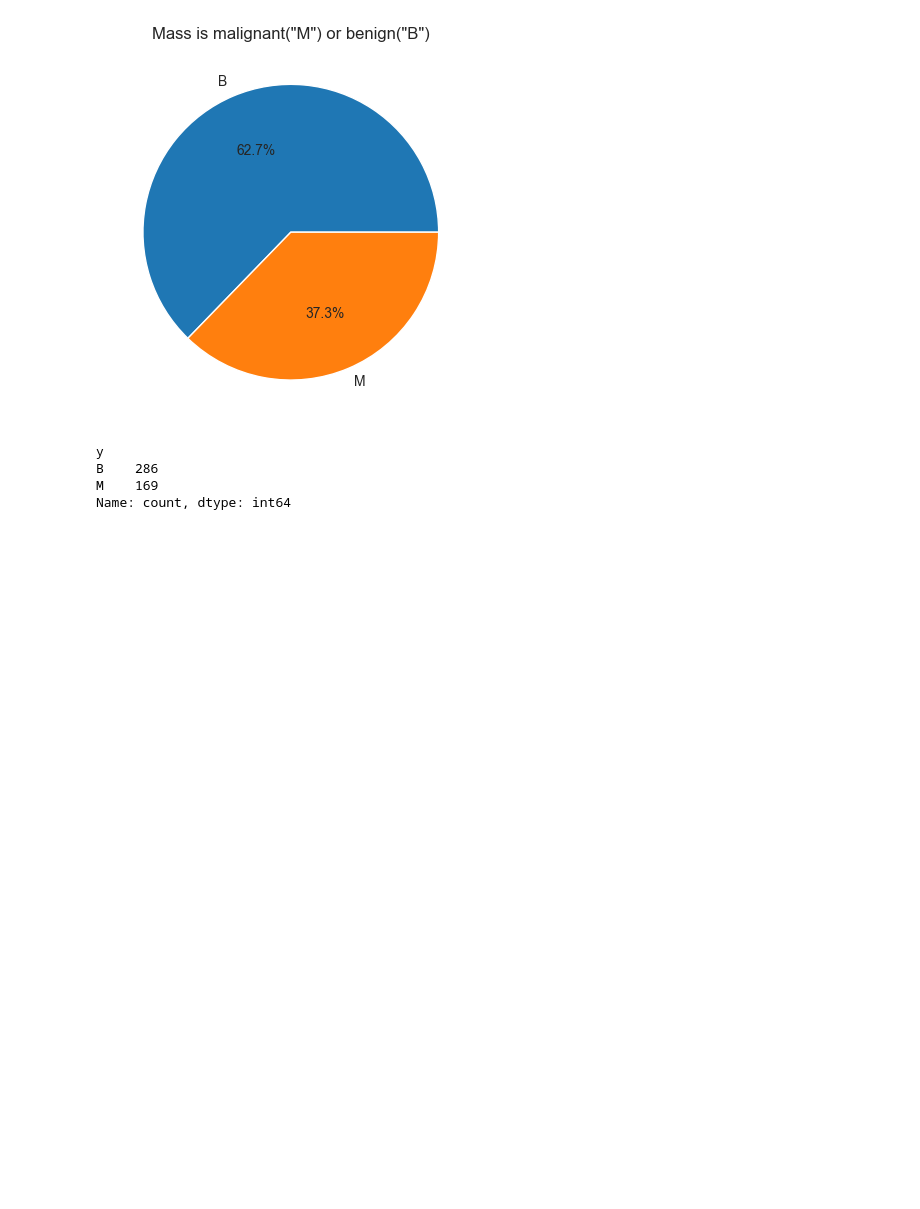
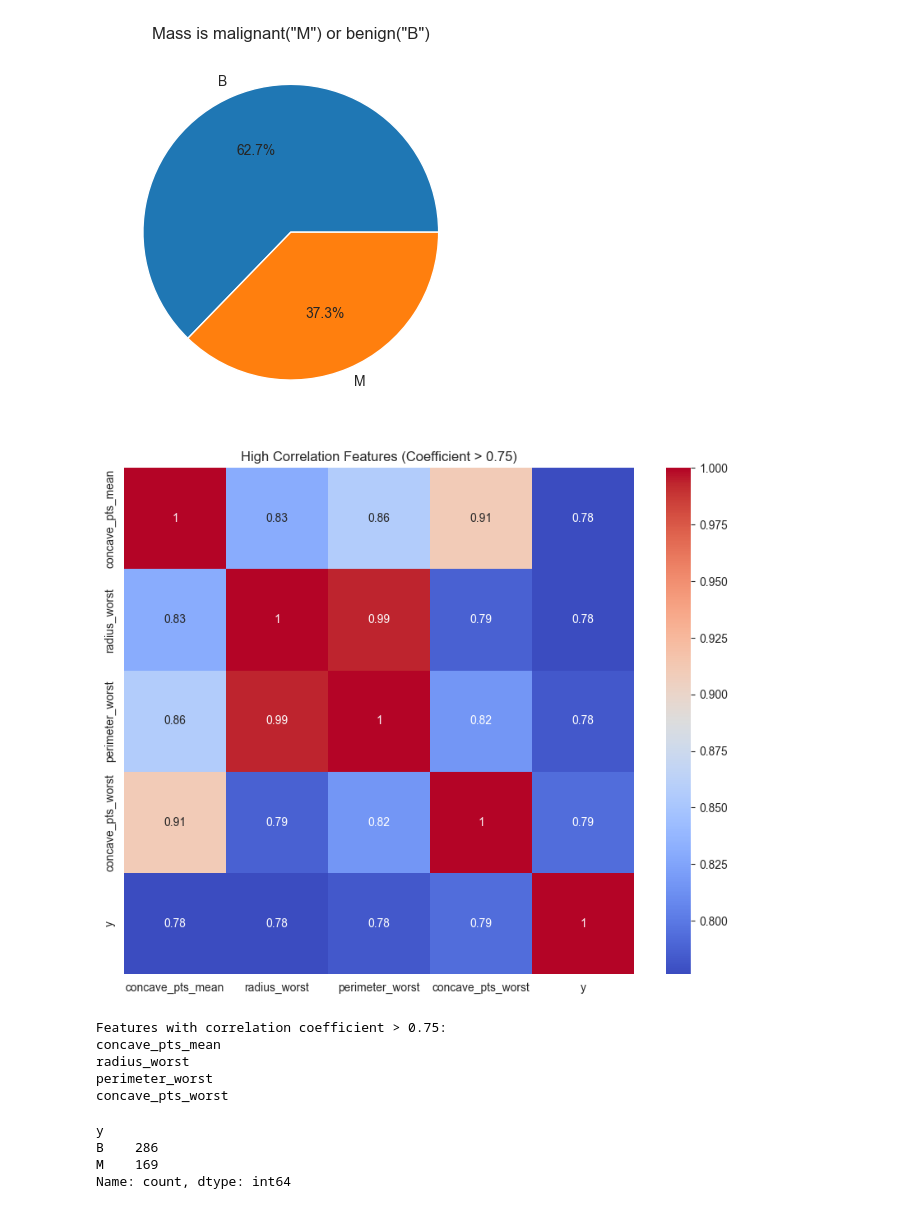
Before and after one commit to muratalkhadam/breast-cancer-prediction, a Jupyter notebook: main.ipynb, the cells around one changed output. Drawn from its saved outputs; the diff is of its cells as text; code cells hidden in the pictures; blank space fills up the shorter version.

Commit message:
correlation matrix added

```diff
--- a/main.ipynb
+++ b/main.ipynb
@@ -121,6 +121,32 @@ plt.title('Mass is malignant("M") or benign("B")')
 plt.show()
 # %% [output]
 [figure]
+# %%
+brca_corr = brca.copy()
+brca_corr['y'] = brca_corr['y'].replace({'B': 0, 'M': 1})
+
+corr_coef = 0.75
+
+correlation_matrix = brca_corr.corr()
+high_correlation_cols = correlation_matrix[correlation_matrix['y'] > corr_coef].index
+
+plt.figure(figsize=(10, 8))
+sns.heatmap(correlation_matrix.loc[high_correlation_cols, high_correlation_cols], annot=True, cmap='coolwarm')
+
+plt.title(f'High Correlation Features (Coefficient > {corr_coef})')
+plt.show()
+
+print(f"Features with correlation coefficient > {corr_coef}:")
+for col in high_correlation_cols:
+    if col != 'y':
+        print(col)
+# %% [output]
+[figure, added]
+Features with correlation coefficient > 0.75:
+concave_pts_mean
+radius_worst
+perimeter_worst
+concave_pts_worst
 # %%
 X = brca.drop('y', axis=1)
 y = brca['y']
```
Also changed, not shown: parts of 11 cells of this notebook.
